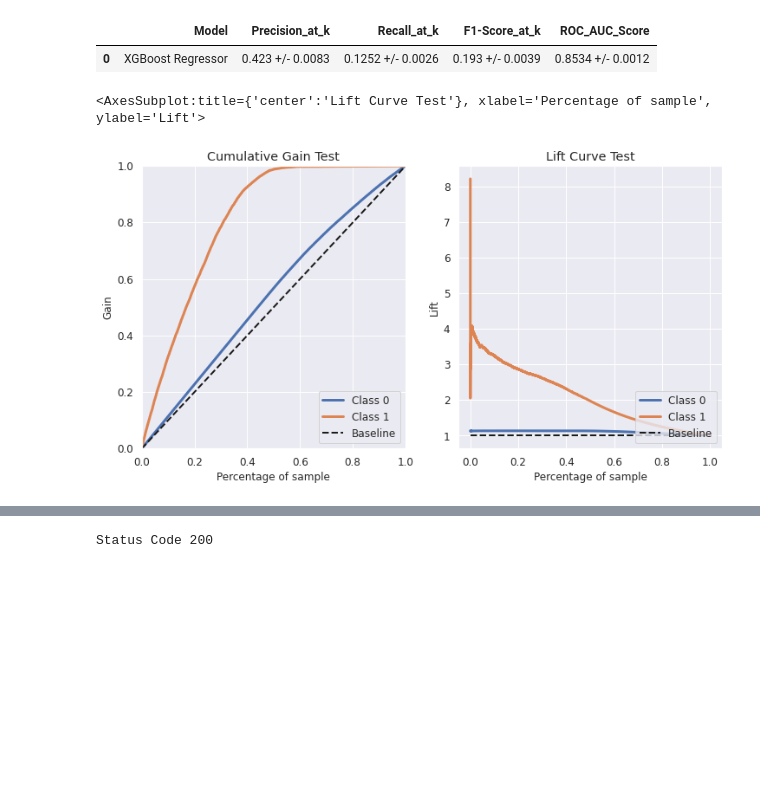
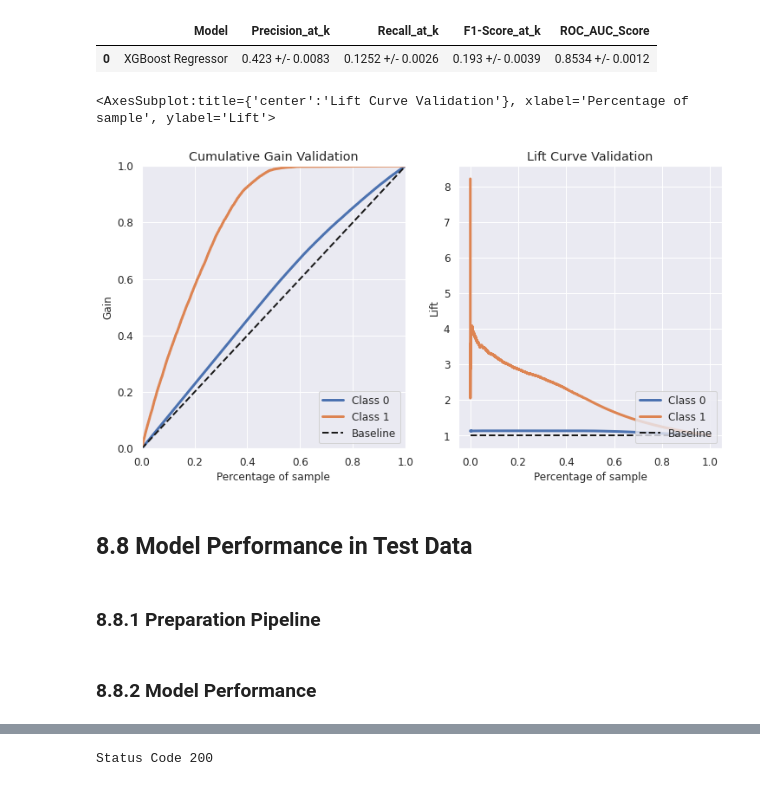
Before and after one commit to rmouram/health_insurance, a Jupyter notebook: v1.0-Health_insurance_cross_sell.ipynb, the cells around one changed output, grey strips where cells are left out. Cells and saved outputs as stored; diff of their text form; code cells hidden in the pictures; blank space fills up the shorter version.

```diff
--- a/v1.0-Health_insurance_cross_sell.ipynb
+++ b/v1.0-Health_insurance_cross_sell.ipynb
@@ -1006,9 +1035,13 @@ See the caveats in the documentation: https://pandas.pydata.org/pandas-docs/stab
 # %%
 yhat_proba_val = model_xgb_tuned.predict_proba(x_validation)
 
 fig, axs = plt.subplots(ncols= 2, figsize = (12,6))
-skplt.metrics.plot_cumulative_gain(y_val, yhat_proba_val, ax=axs[0],title='Cumulative Gain Test');
-skplt.metrics.plot_lift_curve(y_val, yhat_proba_val,ax=axs[1],title='Lift Curve Test')
+skplt.metrics.plot_cumulative_gain(y_val, yhat_proba_val, ax=axs[0],title='Cumulative Gain Validation');
+skplt.metrics.plot_lift_curve(y_val, yhat_proba_val,ax=axs[1],title='Lift Curve Validation')
 # %% [output]
-<AxesSubplot:title={'center':'Lift Curve Test'}, xlabel='Percentage of sample', ylabel='Lift'>
+<AxesSubplot:title={'center':'Lift Curve Validation'}, xlabel='Percentage of sample', ylabel='Lift'>
-[figure, old version]
+[figure, new version]
+# %% [markdown]
+## 8.8 Model Performance in Test Data
+# %% [markdown]
+### 8.8.1 Preparation Pipeline
@@ -1014,0 +1100,2 @@ skplt.metrics.plot_lift_curve(y_val, yhat_proba_val,ax=axs[1],title='Lift Curve
+# %% [markdown]
+### 8.8.2 Model Performance
```
Also changed, not shown: parts of 40 cells of this notebook, 5 other files.
